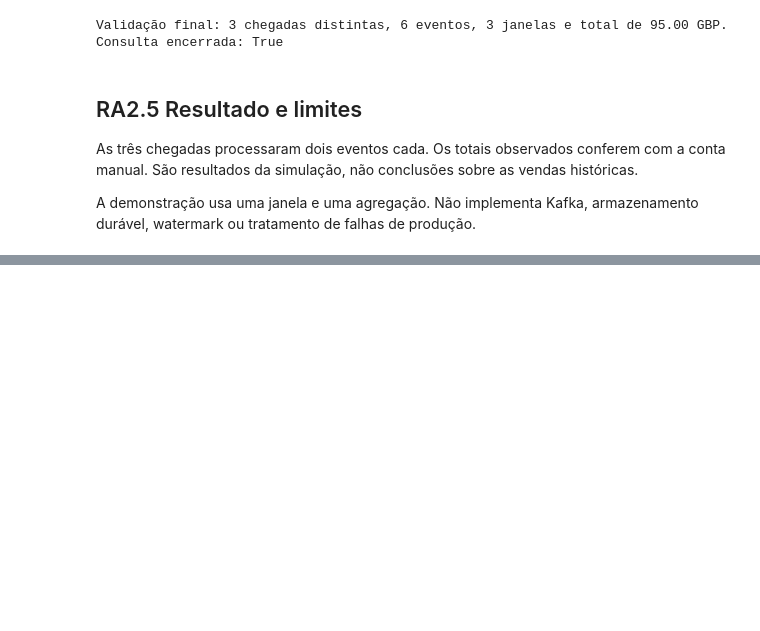
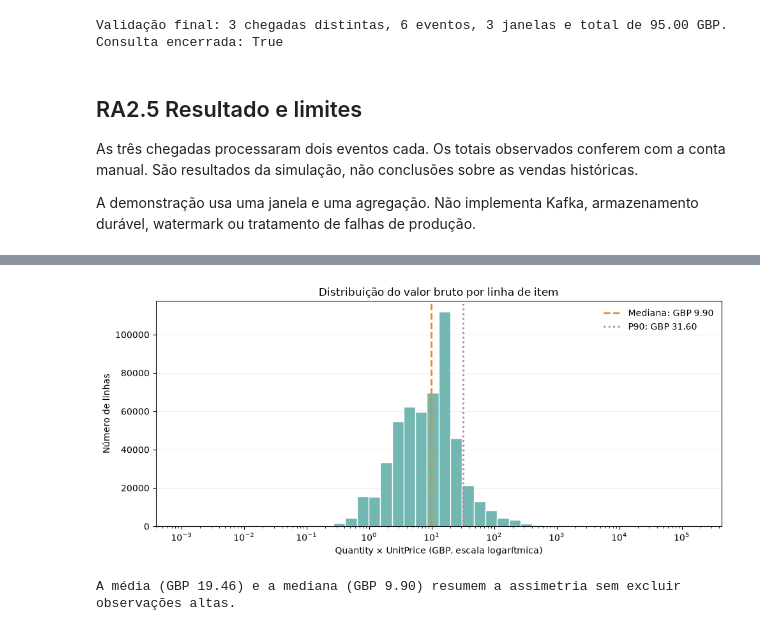
Before and after one commit to ghastsantos/data-analytics-ra1-ra2, a Jupyter notebook: projeto_data_analytics.ipynb, the cells around one changed output, grey strips where cells are left out. Saved outputs shown, nothing was run; the diff lists cells and outputs as text; code cells hidden in the pictures; blank space fills up the shorter version.

```diff
--- a/projeto_data_analytics.ipynb
+++ b/projeto_data_analytics.ipynb
@@ -571,0 +673,10 @@ print(json.dumps(execution_record, ensure_ascii=False, indent=2))
+# %%
+ra3_stats = descriptive_statistics(loaded)
+display(ra3_stats)
+line_values = add_item_value(loaded)["ItemValueGBP"].astype(float)
+print(f"Linhas analisadas: {len(loaded):,}".replace(",", "."))
+print(f"Valor mediano por linha: GBP {line_values.median():,.2f}")
+print(f"Valor médio por linha: GBP {line_values.mean():,.2f}")
+print(f"Percentil 99 por linha: GBP {line_values.quantile(.99):,.2f}")
+if line_values.mean() > line_values.median():
+    print("A média acima da mediana indica influência de uma cauda de valores altos; os extremos positivos foram mantidos.")
@@ -571,0 +736,19 @@ print(json.dumps(execution_record, ensure_ascii=False, indent=2))
+# %%
+bins = np.logspace(np.log10(line_values.min()), np.log10(line_values.max()), 45)
+fig, ax = plt.subplots(figsize=(10, 4.5))
+ax.hist(line_values, bins=bins, color="#72B7B2", edgecolor="white")
+ax.set_xscale("log")
+ax.axvline(line_values.median(), color="#F58518", linestyle="--", linewidth=2,
+           label=f"Mediana: GBP {line_values.median():.2f}")
+ax.axvline(line_values.quantile(.90), color="#B279A2", linestyle=":", linewidth=2,
+           label=f"P90: GBP {line_values.quantile(.90):.2f}")
+ax.set(title="Distribuição do valor bruto por linha de item",
+       xlabel="Quantity × UnitPrice (GBP, escala logarítmica)", ylabel="Número de linhas")
+ax.legend(frameon=False)
+ax.grid(axis="y", alpha=.2)
+fig.tight_layout()
+plt.show()
+print(f"A média (GBP {line_values.mean():.2f}) e a mediana (GBP {line_values.median():.2f}) resumem a assimetria sem excluir observações altas.")
+# %% [output]
+[figure, added]
+A média (GBP 19.46) e a mediana (GBP 9.90) resumem a assimetria sem excluir observações altas.
```
Also changed, not shown: parts of 24 cells of this notebook, 14 other files.
